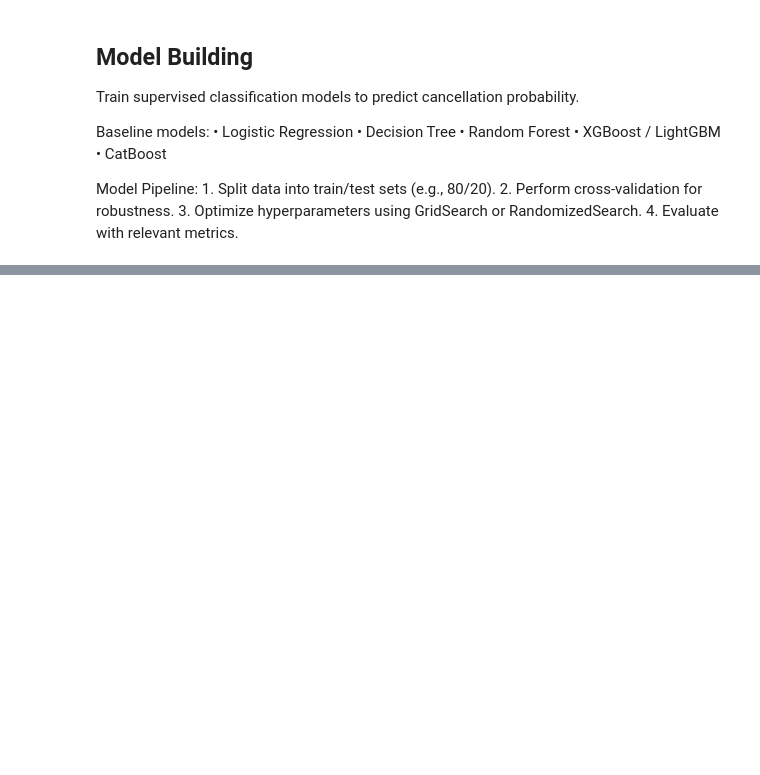
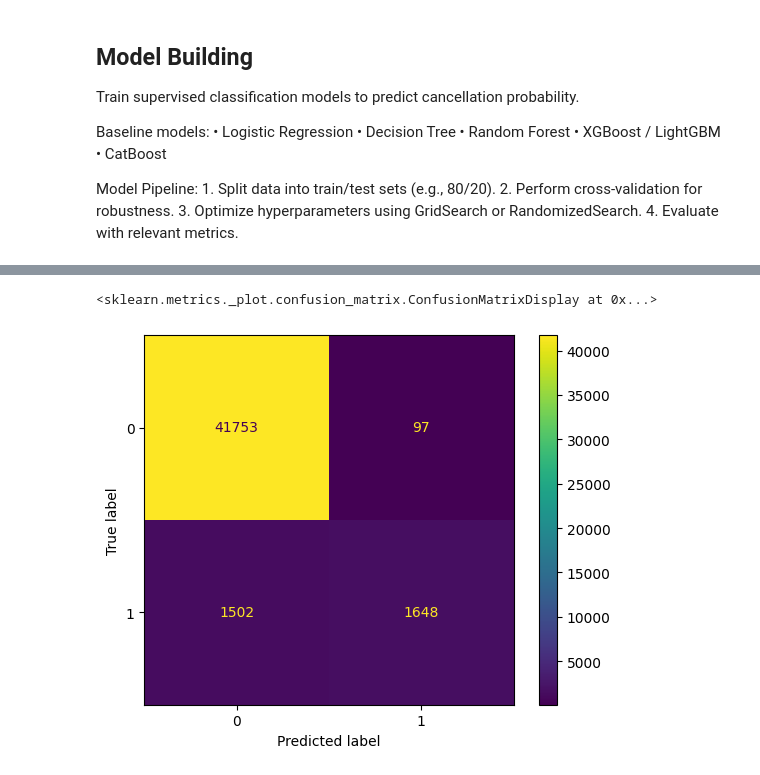
Before and after one commit to Shublytics/uber-ride-cancellation-prediction, a Jupyter notebook: Project.ipynb, the cells around one changed output, grey strips where cells are left out. Drawn from its saved outputs; the diff is of its cells as text; code cells hidden in the pictures; blank space fills up the shorter version.

```diff
--- a/Project.ipynb
+++ b/Project.ipynb
@@ -522,3 +566,24 @@ Model Pipeline:
 	2.	Perform cross-validation for robustness.
 	3.	Optimize hyperparameters using GridSearch or RandomizedSearch.
 	4.	Evaluate with relevant metrics.
+# %%
+X = df1.drop('Cancelled Rides by Customer', axis=1)
+y = df1['Cancelled Rides by Customer']
+
+X_train, X_test, y_train, y_test = train_test_split(X, y, test_size=0.3, stratify=y, random_state=42)
+
+# Customer counts in training set
+cust_counts = X_train['Customer ID'].value_counts().to_dict()
+X_train['customer_total_bookings'] = X_train['Customer ID'].map(cust_counts)
+
+# # Mapping to test set, fill NaN with 0 for unseen customers
+X_test['customer_total_bookings'] = X_test['Customer ID'].map(cust_counts).fillna(0)
+
+# # drop 'Customer ID' after deriving features
+X_train = X_train.drop('Customer ID', axis=1)
+X_test = X_test.drop('Customer ID', axis=1)
+# %%
+scaler = MinMaxScaler()
+X_train_scaled = scaler.fit_transform(X_train)
+
+X_test_scaled = scaler.transform(X_test)
@@ -524,0 +592,4 @@ Model Pipeline:
+# %%
+clf = LogisticRegression().fit(X_train_scaled, y_train)
+print(clf.coef_)
+print(clf.intercept_)
@@ -524,0 +611,10 @@ Model Pipeline:
+# %%
+y_pred = clf.predict(X_test_scaled)
+y_prob = clf.predict_proba(X_test_scaled)[:, 1]
+# %%
+cm = metrics.confusion_matrix(y_test, y_pred, labels=clf.classes_)
+disp = metrics.ConfusionMatrixDisplay(confusion_matrix=cm, display_labels=clf.classes_)
+disp.plot()
+# %% [output]
+<sklearn.metrics._plot.confusion_matrix.ConfusionMatrixDisplay at 0x...>
+[figure, added]
```
Also changed, not shown: parts of 20 cells of this notebook.
